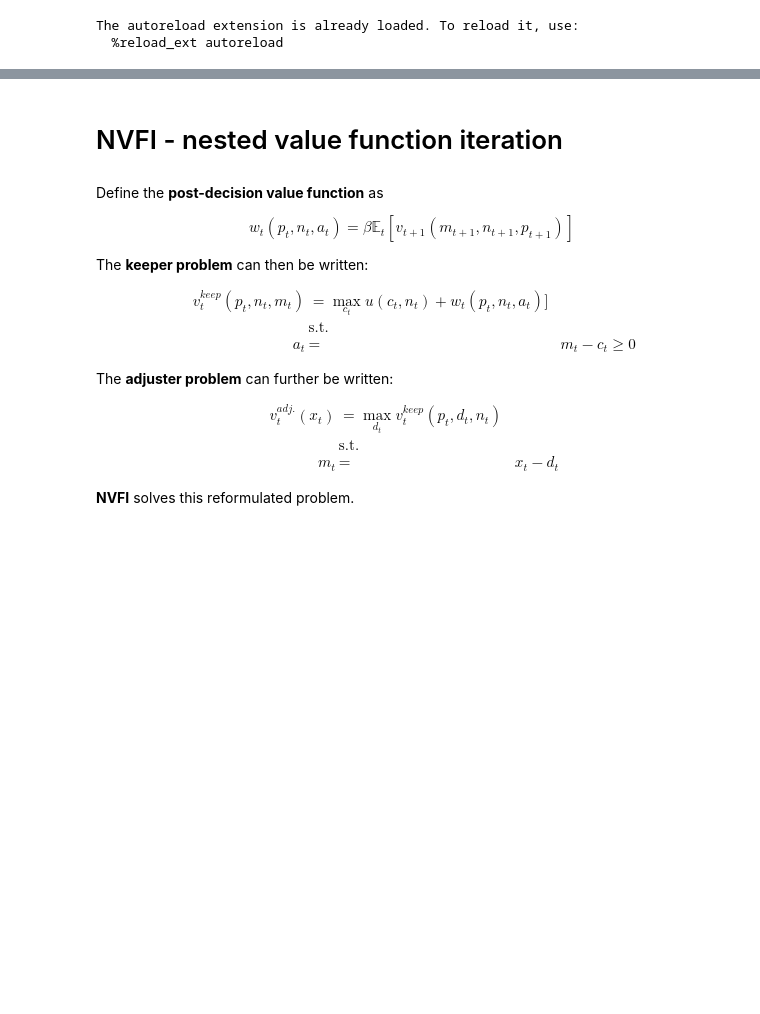
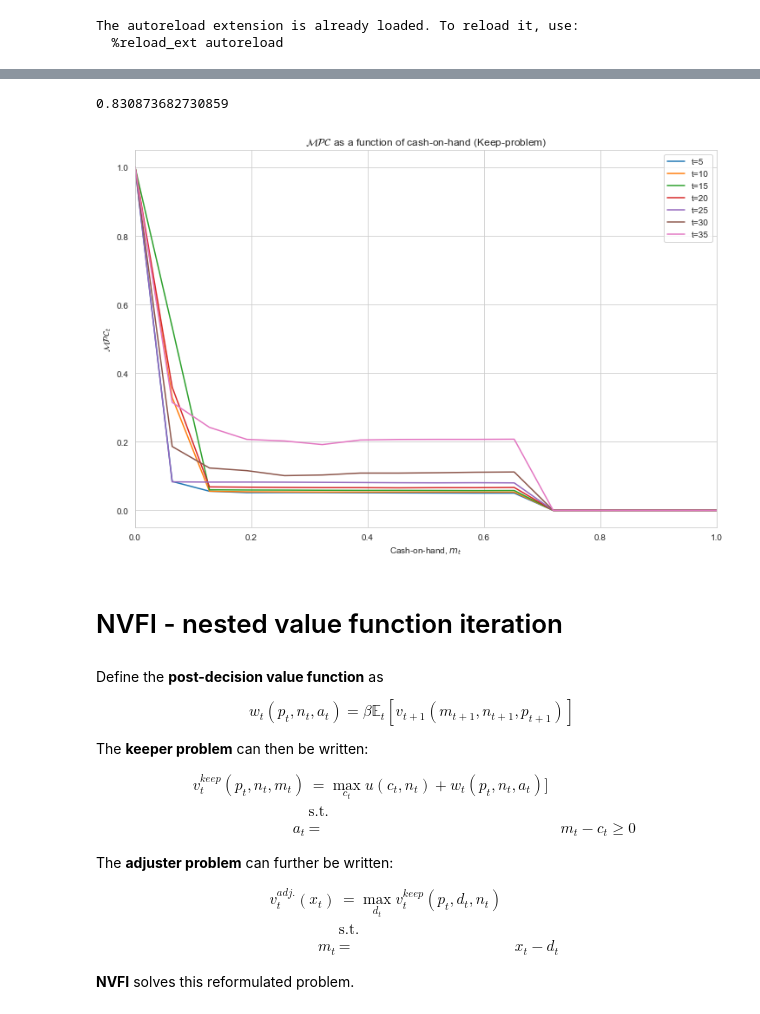
Before and after one commit to Bernseng/Dynamic-Programming, a Jupyter notebook: praise_the_lord/DurableConsumption.ipynb, the cells around one changed output, grey strips where cells are left out. Drawn from its saved outputs; the diff is of its cells as text; code cells hidden in the pictures; blank space fills up the shorter version.

Commit message:
mpc figure

```diff
--- a/praise_the_lord/DurableConsumption.ipynb
+++ b/praise_the_lord/DurableConsumption.ipynb
@@ -86,3 +134,41 @@ nb.set_num_threads(8)
+# %%
+np.mean(model_negm.sim.n)
+# %% [output]
+0.830873682730859
+# %%
+# plot mpc as a function of cash-on-hand for given t
+p_bar = np.mean(model_negm.sim.p,axis=1)
+n_bar = np.mean(model_negm.sim.n,axis=1)
+
+c0 = np.zeros(shape=(model_negm.par.T, len(model_negm.par.grid_m)))
+c1 = np.zeros(shape=(model_negm.par.T, len(model_negm.par.grid_m)))
+mpc = np.zeros(shape=(model_negm.par.T, len(model_negm.par.grid_m)))
+
+m_grid =  nonlinspace(0,model_negm.par.m_max,model_negm.par.Nm,1.1) # model_negm.par.grid_m
+
+for t in range(model_negm.par.T):
+    t = int(t)
+    for m in m_grid:
+        m = int(m)
+        c0[t,m] = linear_interp.interp_3d(
+                model_negm.par.grid_p,model_negm.par.grid_n,model_negm.par.grid_m,model_negm.sol.c_keep[t],
+                p_bar[t],n_bar[t],m)
+        c1[t,m] = linear_interp.interp_3d(
+                model_negm.par.grid_p,model_negm.par.grid_n,model_negm.par.grid_m,model_negm.sol.c_keep[t],
+                p_bar[t],n_bar[t],m+model_negm.par.mpc_eps)
+        mpc[t,m] = (c1[t,m]-c0[t,m])/model_negm.par.mpc_eps
+
+plt.figure(figsize=(12,8))
+for t in np.arange(5,model_negm.par.T,5):
+    plt.plot(model_negm.par.grid_m,mpc[t,:],label='t={}'.format(t))
+plt.xlim(0,1)
+plt.xlabel('Cash-on-hand, $m_t$')
+plt.ylabel('$\mathcal{MPC}_t$')
+plt.title('$\mathcal{MPC}$ as a function of cash-on-hand (Keep-problem)')
+plt.legend()
+plt.show()
+# %% [output]
+[figure, added]
 # %% [markdown]
 # NVFI - nested value function iteration
 # %% [markdown]
```
Also changed, not shown: parts of 23 cells of this notebook.
